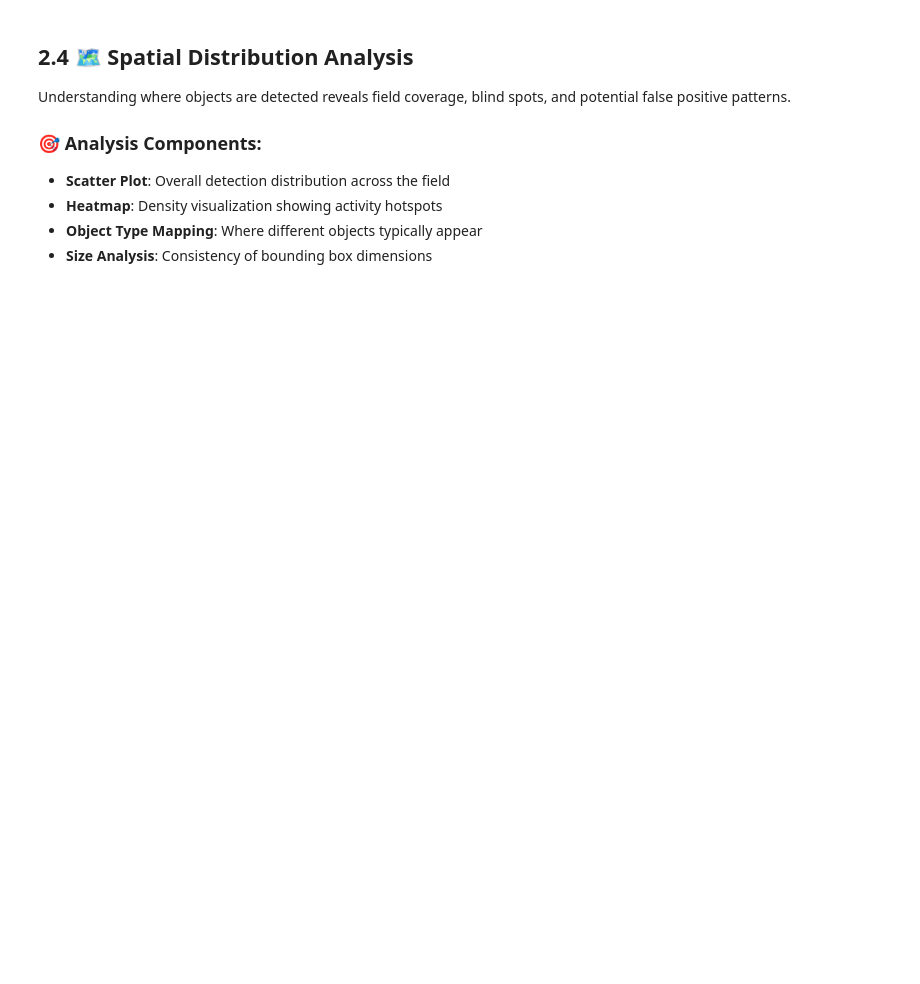
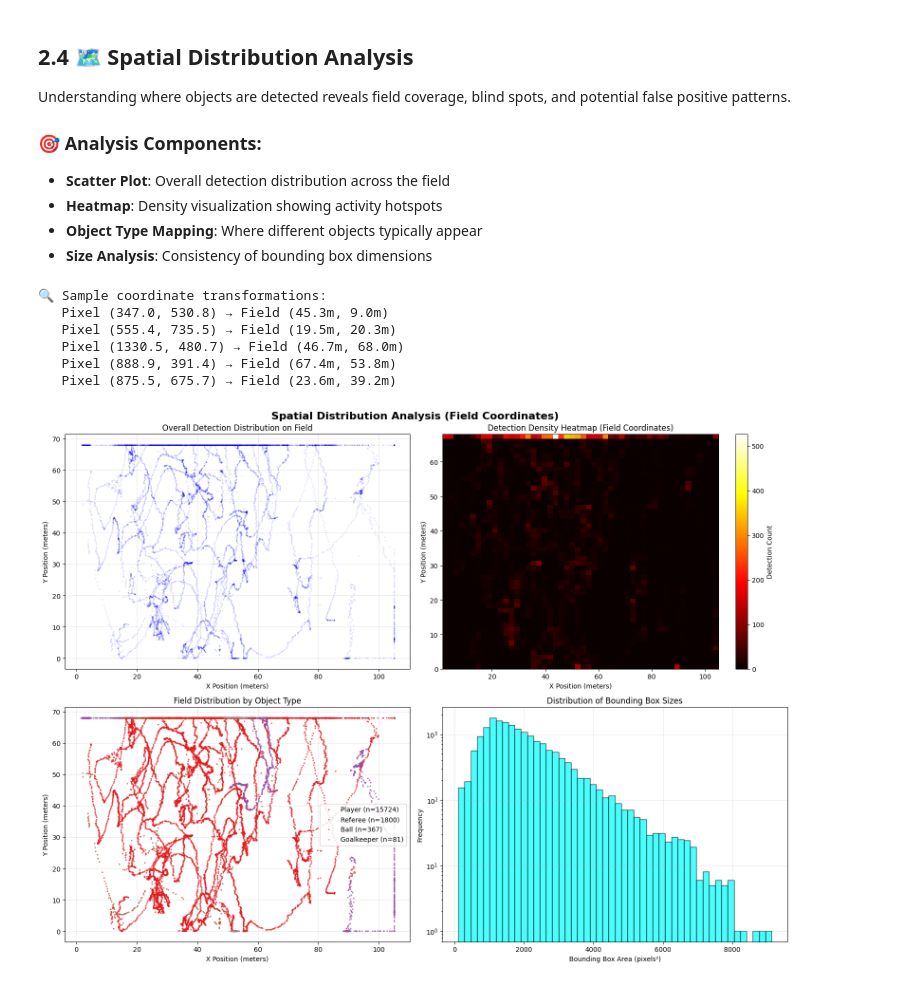
Before and after one commit to luxunxiansheng/football_analysis, a Jupyter notebook: evaluation/detection_performance_evaluation.ipynb, the cells around one changed output. Cells and saved outputs as stored; diff of their text form; code cells hidden in the pictures; blank space fills up the shorter version.

```diff
--- a/evaluation/detection_performance_evaluation.ipynb
+++ b/evaluation/detection_performance_evaluation.ipynb
@@ -574,19 +650,32 @@ if frames_data and detection_metrics:
     spatial_distribution = detection_metrics['spatial_distribution']
     bbox_areas = detection_metrics['bbox_areas']
 
+    # Import and initialize field transformation processor
+    from football_ai.transformation.field_transformation_processor import FieldTransformationProcessor
+    field_transformer = FieldTransformationProcessor()
+
     if bbox_centers:
         fig, axes = plt.subplots(2, 2, figsize=(16, 12))
-        fig.suptitle('Spatial Distribution Analysis', fontsize=16, fontweight='bold')
+        fig.suptitle('Spatial Distribution Analysis (Field Coordinates)', fontsize=16, fontweight='bold')
 
-        x_coords = [center[0] for center in bbox_centers]
-        y_coords = [center[1] for center in bbox_centers]
+        # Transform pixel coordinates to field coordinates (meters)
+        field_coords = [field_transformer.transform_point((center[0], center[1])) for center in bbox_centers]
+        x_coords = [coord[0] for coord in field_coords]
+        y_coords = [coord[1] for coord in field_coords]
+
+        # Debug: Print sample coordinate transformation
+        print(f"🔍 Sample coordinate transformations:")
+        for i in range(min(5, len(bbox_centers))):
+            pixel_coord = bbox_centers[i]
+            field_coord = field_coords[i]
+            print(f"   Pixel ({pixel_coord[0]:.1f}, {pixel_coord[1]:.1f}) → Field ({field_coord[0]:.1f}m, {field_coord[1]:.1f}m)")
+        print()
 
         # 1. Overall spatial distribution scatter plot
         axes[0, 0].scatter(x_coords, y_coords, alpha=0.1, s=1, color='blue')
-        axes[0, 0].set_xlabel('X Coordinate')
-        axes[0, 0].set_ylabel('Y Coordinate')
-        axes[0, 0].set_title('Overall Detection Spatial Distribution')
-        axes[0, 0].invert_yaxis()  # Invert Y axis to match image coordinates
+        axes[0, 0].set_xlabel('X Position (meters)')
+        axes[0, 0].set_ylabel('Y Position (meters)')
+        axes[0, 0].set_title('Overall Detection Distribution on Field')
         axes[0, 0].grid(True, alpha=0.3)
 
         # 2. Detection density heatmap
@@ -595,9 +684,9 @@ if frames_data and detection_metrics:
             im = axes[0, 1].imshow(hist.T, origin='lower',
                                   extent=[xedges[0], xedges[-1], yedges[0], yedges[-1]],
                                   cmap='hot', aspect='auto')
-            axes[0, 1].set_xlabel('X Coordinate')
-            axes[0, 1].set_ylabel('Y Coordinate')
-            axes[0, 1].set_title('Detection Density Heatmap')
+            axes[0, 1].set_xlabel('X Position (meters)')
+            axes[0, 1].set_ylabel('Y Position (meters)')
+            axes[0, 1].set_title('Detection Density Heatmap (Field Coordinates)')
             plt.colorbar(im, ax=axes[0, 1], label='Detection Count')
         except Exception as e:
             axes[0, 1].text(0.5, 0.5, f'Heatmap creation failed:\n{str(e)}',
@@ -608,17 +697,18 @@ if frames_data and detection_metrics:
         colors = plt.cm.Set1(np.linspace(0, 1, len(spatial_distribution)))
         for i, (obj_type, positions) in enumerate(spatial_distribution.items()):
             if positions:
-                x_pos = [pos[0] for pos in positions]
-                y_pos = [pos[1] for pos in positions]
+                # Transform each object type's positions to field coordinates
+                field_positions = [field_transformer.transform_point((pos[0], pos[1])) for pos in positions]
+                x_pos = [pos[0] for pos in field_positions]
+                y_pos = [pos[1] for pos in field_positions]
                 color = colors[i % len(colors)]
                 axes[1, 0].scatter(x_pos, y_pos, alpha=0.6, s=2,
                                   label=f'{obj_type.capitalize()} (n={len(positions)})',
                                   color=color)
 
-        axes[1, 0].set_xlabel('X Coordinate')
-        axes[1, 0].set_ylabel('Y Coordinate')
-        axes[1, 0].set_title('Spatial Distribution by Object Type')
-        axes[1, 0].invert_yaxis()
+        axes[1, 0].set_xlabel('X Position (meters)')
+        axes[1, 0].set_ylabel('Y Position (meters)')
+        axes[1, 0].set_title('Field Distribution by Object Type')
         axes[1, 0].legend()
         axes[1, 0].grid(True, alpha=0.3)
 
@@ -634,24 +724,24 @@ if frames_data and detection_metrics:
         plt.tight_layout()
         plt.show()
 
-        # Spatial statistics
+        # Spatial statistics (now in field coordinates)
         print("🗺️  SPATIAL DISTRIBUTION STATISTICS:")
-        print(f"   X coordinate range: {min(x_coords):.1f} to {max(x_coords):.1f}")
-        print(f"   Y coordinate range: {min(y_coords):.1f} to {max(y_coords):.1f}")
-        print(f"   X coordinate center: {np.mean(x_coords):.1f} ± {np.std(x_coords):.1f}")
-        print(f"   Y coordinate center: {np.mean(y_coords):.1f} ± {np.std(y_coords):.1f}")
+        print(f"   X coordinate range: {min(x_coords):.1f}m to {max(x_coords):.1f}m")
+        print(f"   Y coordinate range: {min(y_coords):.1f}m to {max(y_coords):.1f}m")
+        print(f"   X coordinate center: {np.mean(x_coords):.1f}m ± {np.std(x_coords):.1f}m")
+        print(f"   Y coordinate center: {np.mean(y_coords):.1f}m ± {np.std(y_coords):.1f}m")
 
         # Field coverage analysis
         x_range = max(x_coords) - min(x_coords)
         y_range = max(y_coords) - min(y_coords)
-        frame_width = max(x_coords)  # Assuming frame starts at 0
-        frame_height = max(y_coords)  # Assuming frame starts at 0
+        field_width = 105.0  # Standard football field width in meters
+        field_height = 68.0  # Standard football field height in meters
 
-        x_coverage = (x_range / frame_width) * 100 if frame_width > 0 else 0
-        y_coverage = (y_range / frame_height) * 100 if frame_height > 0 else 0
+        x_coverage = (x_range / field_width) * 100 if field_width > 0 else 0
+        y_coverage = (y_range / field_height) * 100 if field_height > 0 else 0
 
-        print(f"   Field coverage X: {x_coverage:.1f}%")
-        print(f"   Field coverage Y: {y_coverage:.1f}%")
+        print(f"   Field coverage X: {x_coverage:.1f}% (of {field_width}m)")
+        print(f"   Field coverage Y: {y_coverage:.1f}% (of {field_height}m)")
 
         # Detection density by regions (4x3 grid)
         x_bins, y_bins = 4, 3
@@ -663,31 +753,40 @@ if frames_data and detection_metrics:
             for xi in range(x_bins):
                 x_min = min(x_coords) + xi * x_step
                 x_max = min(x_coords) + (xi + 1) * x_step
                 y_min = min(y_coords) + yi * y_step
                 y_max = min(y_coords) + (yi + 1) * y_step
 
                 region_detections = sum(1 for x, y in zip(x_coords, y_coords)
                                       if x_min <= x < x_max and y_min <= y < y_max)
-                print(f"     Region ({xi+1},{yi+1}): {region_detections} detections")
+                print(f"     Region ({xi+1},{yi+1}): {region_detections} detections "
+                      f"({x_min:.1f}-{x_max:.1f}m, {y_min:.1f}-{y_max:.1f}m)")
 
         # Bounding box statistics
         if bbox_areas:
             print(f"\n📦 BOUNDING BOX STATISTICS:")
             print(f"   Mean area: {np.mean(bbox_areas):.1f} pixels²")
             print(f"   Median area: {np.median(bbox_areas):.1f} pixels²")
             print(f"   Area range: {np.min(bbox_areas):.1f} - {np.max(bbox_areas):.1f} pixels²")
             print(f"   Area std deviation: {np.std(bbox_areas):.1f} pixels²")
 
             # Size categories
             small_boxes = sum(1 for area in bbox_areas if area < 1000)
             medium_boxes = sum(1 for area in bbox_areas if 1000 <= area <= 10000)
             large_boxes = sum(1 for area in bbox_areas if area > 10000)
 
             print(f"   Small boxes (<1000px²): {small_boxes} ({small_boxes/len(bbox_areas)*100:.1f}%)")
             print(f"   Medium boxes (1000-10000px²): {medium_boxes} ({medium_boxes/len(bbox_areas)*100:.1f}%)")
             print(f"   Large boxes (>10000px²): {large_boxes} ({large_boxes/len(bbox_areas)*100:.1f}%)")
 
     else:
         print("❌ No spatial data available for analysis")
 else:
     print("❌ No data available for spatial analysis")
+# %% [output]
+🔍 Sample coordinate transformations:
+   Pixel (347.0, 530.8) → Field (45.3m, 9.0m)
+   Pixel (555.4, 735.5) → Field (19.5m, 20.3m)
+   Pixel (1330.5, 480.7) → Field (46.7m, 68.0m)
+   Pixel (888.9, 391.4) → Field (67.4m, 53.8m)
+   Pixel (875.5, 675.7) → Field (23.6m, 39.2m)
+[figure, added]
```
Also changed, not shown: parts of 7 cells of this notebook.
